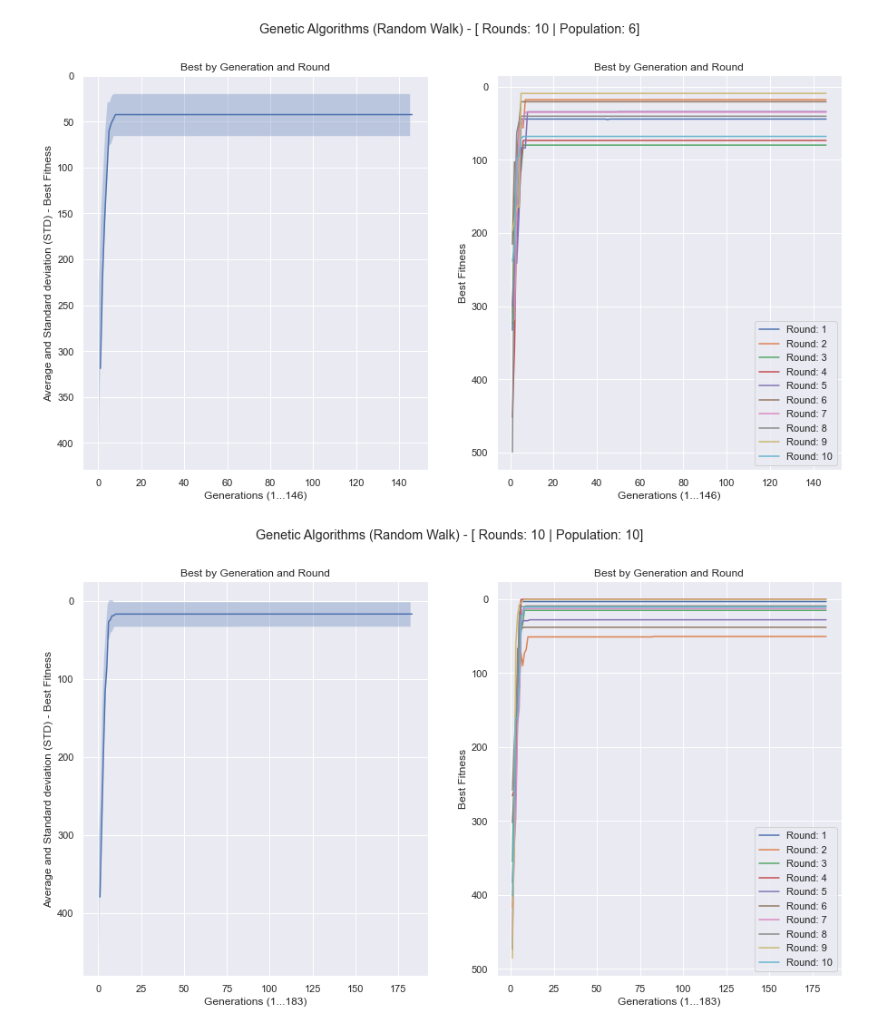
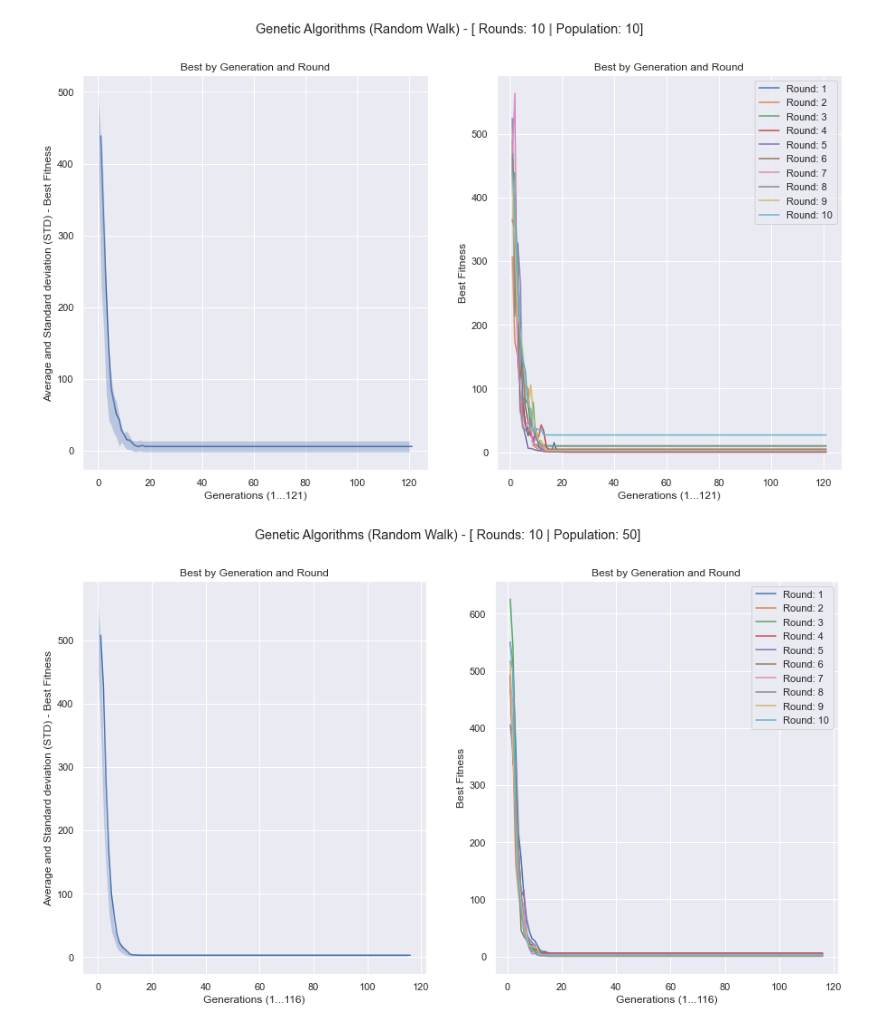
Before and after one commit to michelmontenegro/doctorWorks, a Jupyter notebook: ComputacaoEvolucionaria/Task 2/Work1/Work_1.ipynb, the cells around one changed output. Drawn from its saved outputs; the diff is of its cells as text; code cells hidden in the pictures.

```diff
--- a/ComputacaoEvolucionaria/Task 2/Work1/Work_1.ipynb
+++ b/ComputacaoEvolucionaria/Task 2/Work1/Work_1.ipynb
@@ -121,7 +119,12 @@ class Populacao():
     countNoEvolution        =   0       #Contador de fitness que não evolui (count_stagnation)
     limitNoEvolution        =   100     #Limite maximo de fitness que não evolui (Limite K)
     evolution               =   0.01    #Se por K gerações a qualidade da solução ficou abaixo de um delta (= 0.01, por exemplo), então o algoritmo alcançou sua condição de parada.
-    chanceCrossover         =   0.5     #Chance dos pais cruzarem, caso contrario seus genes vão  na integra para a proxima geração
+    intervalCrossover       =   [0.9, 0.6]
+    probabilityCrossover    =   intervalCrossover[0]     #Chance dos pais cruzarem, caso contrario seus genes vão  na integra para a proxima geração
+    intervalMutation        =   [0.4, 0.01]   #Chance de Mutação inicia em 60% e termina em 4% (Cai de 1%), durante as gerações e não por cromossomo
+    probabilityMutation     =   intervalMutation[0]
+    sigmaMutation           =   0.10         #Desvio Padrão da Mutação
+
     #---------
     listGenerations         =   []      #Matriz de "bestIndGeneration" (Guarda os dados gerais da geração e melhores individuos)
     meanBestFitness         =   []      #Média das Gerações guardadas em "listGenerations"
@@ -129,6 +132,25 @@ class Populacao():
     rounds                  =   10      #Maximo de Rodadas (1 Rodada tem N gerações)
     #----------
     numMaxGenerations       =   []      #só guarda os numeros das gerações 0 a N para o plot no grafico
+
+    #Atualiza a probabilidade.
+    def updateProbMutation(self):
+        if (self.probabilityMutation == self.intervalMutation[1]):
+            return self.probabilityMutation
+        else:
+            if self.probably(0.50)==True: #50% chance re reduzir 1% da chance de mutação
+                self.probabilityMutation -= 0.01
+        return self.probabilityMutation
+
+
+    #Atualiza a probabilidade.
+    def updateProbCrossover(self):
+        if (self.probabilityCrossover == self.intervalCrossover[1]):
+            return self.probabilityCrossover
+        else:
+            if self.probably(0.50)==True: #50% chance re reduzir 1% da chance de mutação
+                self.probabilityCrossover -= 0.01
+        return self.probabilityCrossover
 
     #Cria a 1ª população (Inicial)
     def createInitialPopulation(self):
@@ -160,16 +182,17 @@ class Populacao():
         # == Reprodução ==
         for i in range(0, len(parentsWin), 2):
             # Testa se vai haver Cruzamento de Genes ou repetição
-            if self.probably(self.chanceCrossover)==True:
+            prob = self.updateProbCrossover()
+            if self.probably(prob)==True:
                 #Cruzamento: Acasalamento
                 novoIndividuoA = Individuo()
                 novoIndividuoB = Individuo()
 
                 #Cruzamento: Recombinação e mutação
-                novoIndividuoA.crossoverGenesAndTestMutation(parentsWin[i], parentsWin[i+1])
+                novoIndividuoA.crossoverGenesAndTestMutation(parentsWin[i], parentsWin[i+1], self.updateProbMutation(), self.sigmaMutation)
                 novoIndividuoA.calcFitness()
 
-                novoIndividuoB.crossoverGenesAndTestMutation(parentsWin[i+1], parentsWin[i])
+                novoIndividuoB.crossoverGenesAndTestMutation(parentsWin[i+1], parentsWin[i], self.updateProbMutation(), self.sigmaMutation)
                 novoIndividuoB.calcFitness()
 
                 #Salva os novos individuos
@@ -195,10 +218,12 @@ class Populacao():
 
         #N Rodadas.
         for i in range(0, self.rounds):
-            self.population         =   []
-            self.bestIndGeneration  =   []
-            self.bestIndividuo      =   None
-            self.countNoEvolution   =   0
+            self.population             =   []
+            self.bestIndGeneration      =   []
+            self.bestIndividuo          =   None
+            self.countNoEvolution       =   0
+            self.probabilityMutation    =   self.intervalMutation[0]
+            self.probabilityCrossover   =   self.intervalCrossover[0]
 
             #N Gerações até que o maximo de gerações sem mudança seja atingido.
             while(True):
@@ -327,39 +352,39 @@ class Populacao():
         plotBestFitGen.set_title('Best by Generation and Round')
         plotBestFitGen.set_xlabel('Generations (1...'+str(len(self.numMaxGenerations))+')')
         plotBestFitGen.set_ylabel('Best Fitness')
-        plotBestFitGen.invert_yaxis()
+        #plotBestFitGen.invert_yaxis()
 
         plotBestFitGenMeanStd.set_title('Best by Generation and Round')
         plotBestFitGenMeanStd.set_xlabel('Generations (1...'+str(len(self.numMaxGenerations))+')')
         plotBestFitGenMeanStd.set_ylabel('Average and Standard deviation (STD) - Best Fitness')
-        plotBestFitGenMeanStd.invert_yaxis()
+        #plotBestFitGenMeanStd.invert_yaxis()
 
         prefixFile = "R"+str(self.rounds) +"_P"+ str(self.sizePopulation)+"_"
 
         plt.legend()
         plt.show()
         fig.savefig(prefixFile+'resultPlot.png', dpi=300)
 
         # Salva em CSV (Separado por ";") indicando que os valores são Strings (%s)
         np.savetxt(prefixFile+"dataBestFitGenByRound.csv", self.bestFitnessByRoundAndGen(), delimiter =";", fmt ='%s')
         np.savetxt(prefixFile+"dataMeanStdBestFitGen.csv", self.meanStdBestFitGen(), delimiter =";", fmt ='%s')
 
     def meanStdBestFitGen(self):
         result = []
         result.append(["Std(Low)", *self.stdFitnessLow()])
         result.append(["Mean", *self.meanBestFitness])
         result.append(["Std(High)", *self.stdFitnessHigh()])
         result.insert(0, [" --- ", *self.stdCountGen()])
         return result
 
 pop = Populacao()
 #Executa o algoritmo com N Rodadas e M de População
-pop.runPopulation(10, 6)
+pop.runPopulation(10, 10)
 pop.showGraphMeanStdBestFitness()
-pop.runPopulation(10, 10)
+pop.runPopulation(10, 50)
 pop.showGraphMeanStdBestFitness()
 pop.runPopulation(10, 100)
 pop.showGraphMeanStdBestFitness()
 # %% [output]
-[figure, old version]
+[figure, new version]
-[figure, old version]
+[figure, new version]
```
Also changed, not shown: parts of 2 cells of this notebook, 16 other files.
